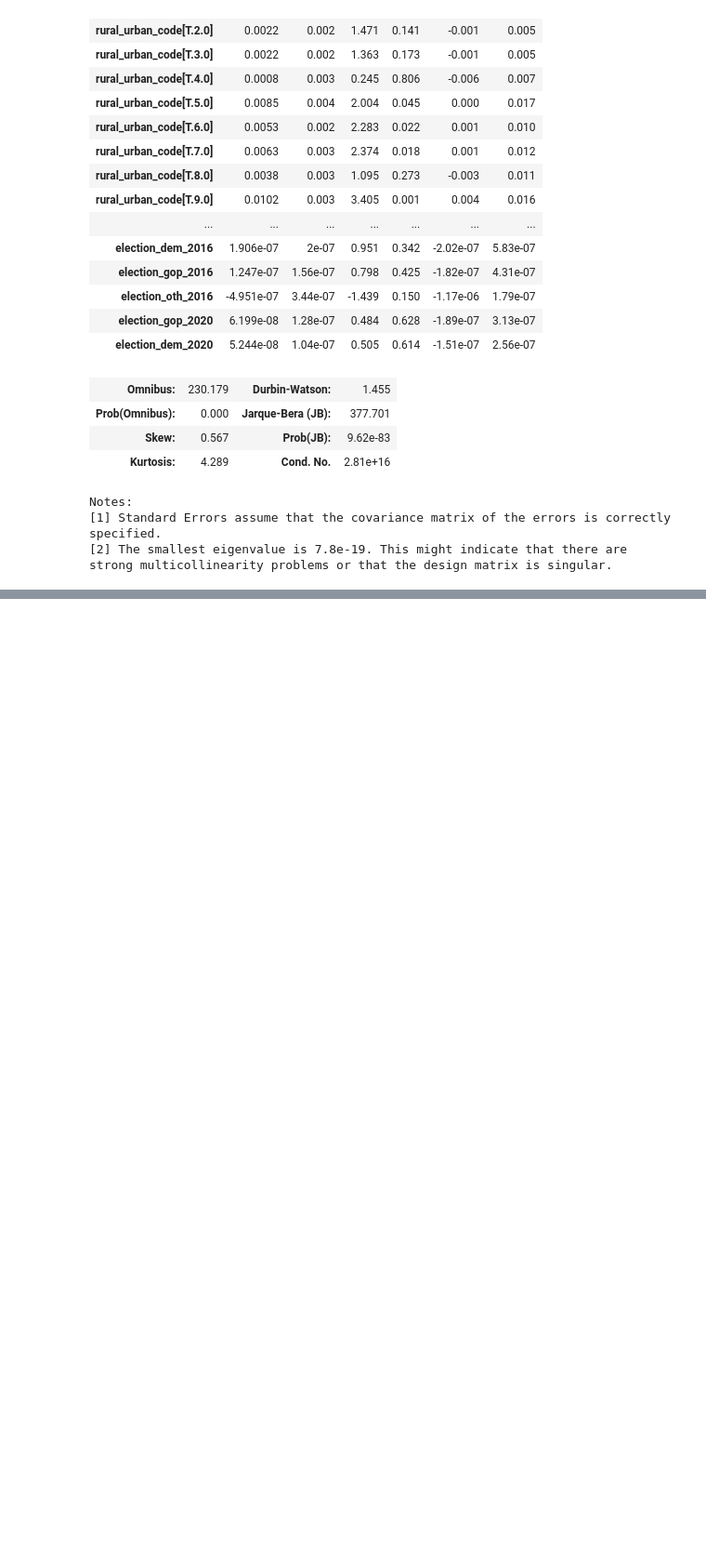
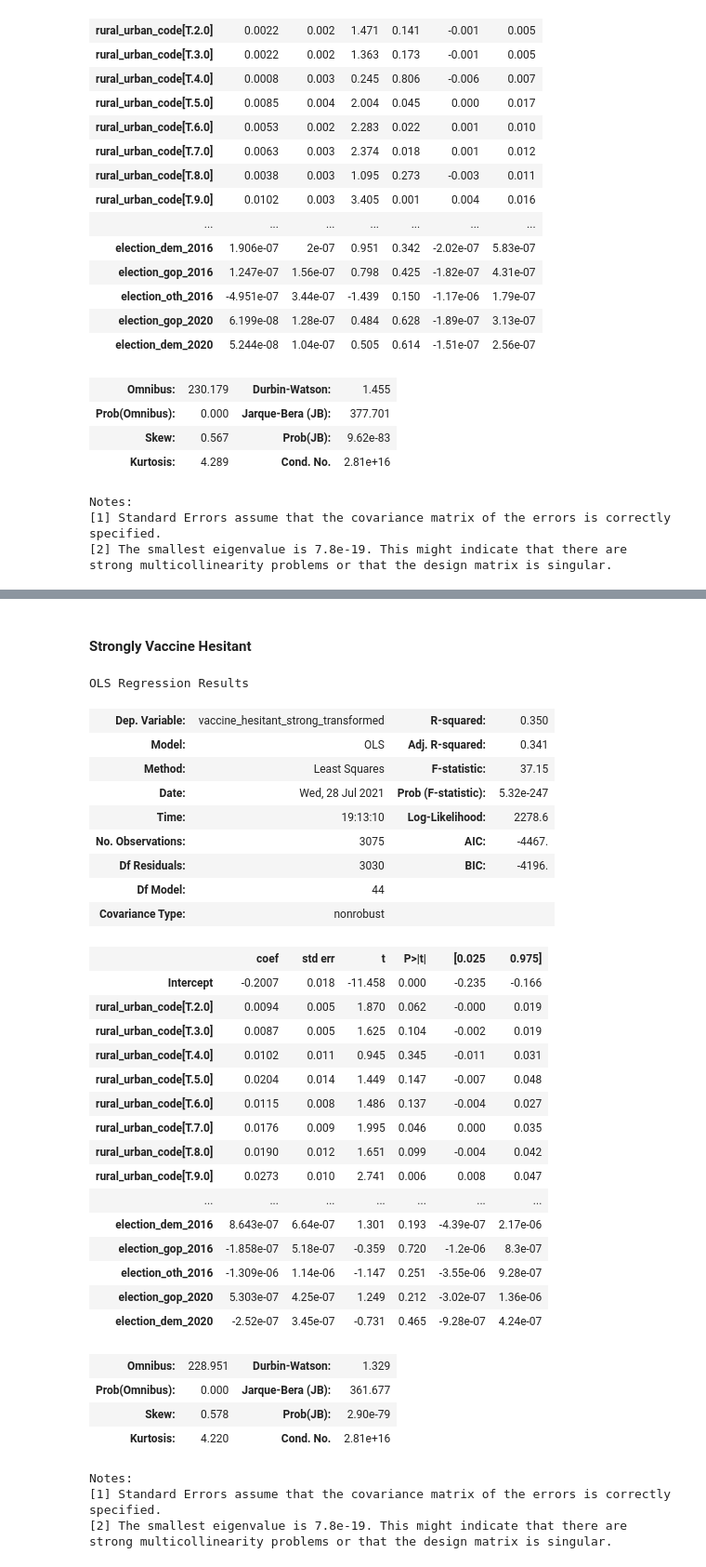
Before and after one commit to kuruparans/covid19-vaccine-hesitancy-analysis, a Jupyter notebook: statistical-modelling.ipynb, the cells around one changed output, grey strips where cells are left out. Shown at 93% size. Drawn from its saved outputs; the diff is of its cells as text; code cells hidden in the pictures; blank space fills up the shorter version.

```diff
--- a/statistical-modelling.ipynb
+++ b/statistical-modelling.ipynb
@@ -141,0 +184,40 @@ strong multicollinearity problems or that the design matrix is singular.
+# %% [markdown]
+#### Strongly Vaccine Hesitant
+# %%
+fitted_model_hesitant_strong_transformed = sm.ols(formula='vaccine_hesitant_strong_transformed ~ ethnicity_white + ethnicity_hispanic + ethnicity_black + ethnicity_asian + ethnicity_native + ethnicity_hawaiian + population + birth_rate + unemployment + rural_urban_code + urban_influence_code + median_income + education_high_school_only + education_bachelors_degree + religion_total + religion_evangelical + religion_mainline_protestant + election_democrat_wins + election_republican_wins + election_total_2008 + election_dem_2008 + election_gop_2008 + election_oth_2008 + election_total_2012 + election_dem_2012 + election_gop_2012 + election_oth_2012 + election_total_2016 + election_dem_2016 + election_gop_2016 + election_oth_2016 + election_gop_2020 + election_dem_2020', data=df).fit()
+fitted_model_hesitant_strong_transformed.summary()
+# %% [output]
+OLS Regression Results
+| Dep. Variable: | vaccine_hesitant_strong_transformed | R-squared: | 0.350 |
+| Model: | OLS | Adj. R-squared: | 0.341 |
+| Method: | Least Squares | F-statistic: | 37.15 |
+| Date: | Wed, 28 Jul 2021 | Prob (F-statistic): | 5.32e-247 |
+| Time: | 19:13:10 | Log-Likelihood: | 2278.6 |
+| No. Observations: | 3075 | AIC: | -4467. |
+| Df Residuals: | 3030 | BIC: | -4196. |
+| Df Model: | 44 |  |  |
+| Covariance Type: | nonrobust |  |  |
+|  | coef | std err | t | P>|t| | [0.025 | 0.975] |
+| Intercept | -0.2007 | 0.018 | -11.458 | 0.000 | -0.235 | -0.166 |
+| rural_urban_code[T.2.0] | 0.0094 | 0.005 | 1.870 | 0.062 | -0.000 | 0.019 |
+| rural_urban_code[T.3.0] | 0.0087 | 0.005 | 1.625 | 0.104 | -0.002 | 0.019 |
+| rural_urban_code[T.4.0] | 0.0102 | 0.011 | 0.945 | 0.345 | -0.011 | 0.031 |
+| rural_urban_code[T.5.0] | 0.0204 | 0.014 | 1.449 | 0.147 | -0.007 | 0.048 |
+| rural_urban_code[T.6.0] | 0.0115 | 0.008 | 1.486 | 0.137 | -0.004 | 0.027 |
+| rural_urban_code[T.7.0] | 0.0176 | 0.009 | 1.995 | 0.046 | 0.000 | 0.035 |
+| rural_urban_code[T.8.0] | 0.0190 | 0.012 | 1.651 | 0.099 | -0.004 | 0.042 |
+| rural_urban_code[T.9.0] | 0.0273 | 0.010 | 2.741 | 0.006 | 0.008 | 0.047 |
+| ... | ... | ... | ... | ... | ... | ... |
+| election_dem_2016 | 8.643e-07 | 6.64e-07 | 1.301 | 0.193 | -4.39e-07 | 2.17e-06 |
+| election_gop_2016 | -1.858e-07 | 5.18e-07 | -0.359 | 0.720 | -1.2e-06 | 8.3e-07 |
+| election_oth_2016 | -1.309e-06 | 1.14e-06 | -1.147 | 0.251 | -3.55e-06 | 9.28e-07 |
+| election_gop_2020 | 5.303e-07 | 4.25e-07 | 1.249 | 0.212 | -3.02e-07 | 1.36e-06 |
+| election_dem_2020 | -2.52e-07 | 3.45e-07 | -0.731 | 0.465 | -9.28e-07 | 4.24e-07 |
+| Omnibus: | 228.951 | Durbin-Watson: | 1.329 |
+| Prob(Omnibus): | 0.000 | Jarque-Bera (JB): | 361.677 |
+| Skew: | 0.578 | Prob(JB): | 2.90e-79 |
+| Kurtosis: | 4.220 | Cond. No. | 2.81e+16 |
+Notes:
+[1] Standard Errors assume that the covariance matrix of the errors is correctly specified.
+[2] The smallest eigenvalue is 7.8e-19. This might indicate that there are
+strong multicollinearity problems or that the design matrix is singular.
```
Also changed, not shown: parts of 6 cells of this notebook.
